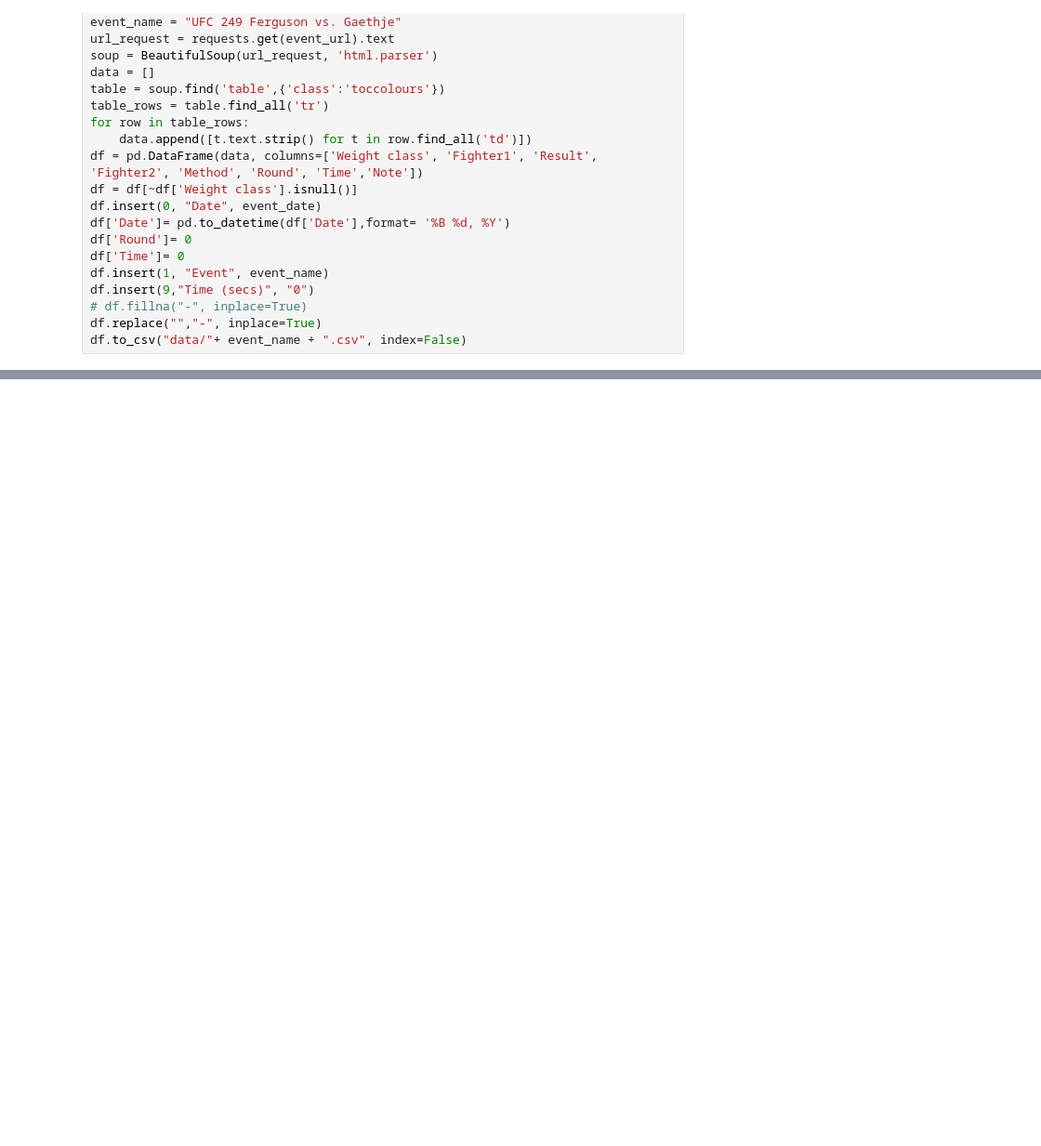
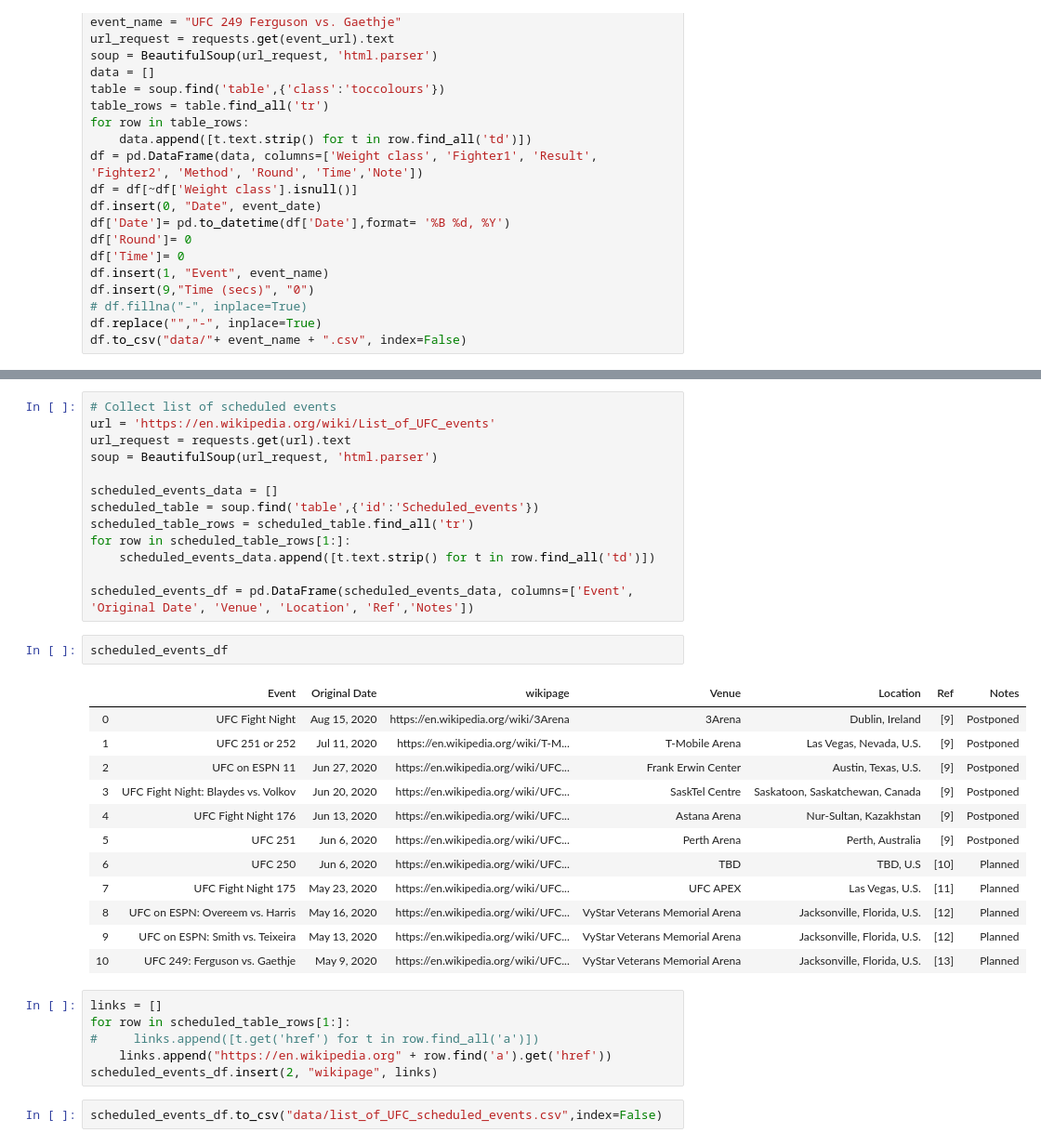
Before and after one commit to cinhui/ufc-events-stats, a Jupyter notebook: scrape_ufc_events_data.ipynb, the cells around one changed output, grey strips where cells are left out. Shown at 93% size. Cells and saved outputs as stored; diff of their text form; blank space fills up the shorter version.

```diff
--- a/scrape_ufc_events_data.ipynb
+++ b/scrape_ufc_events_data.ipynb
@@ -271,0 +193,36 @@ df
+# %%
+# Collect list of scheduled events
+url = 'https://en.wikipedia.org/wiki/List_of_UFC_events'
+url_request = requests.get(url).text
+soup = BeautifulSoup(url_request, 'html.parser')
+
+scheduled_events_data = []
+scheduled_table = soup.find('table',{'id':'Scheduled_events'})
+scheduled_table_rows = scheduled_table.find_all('tr')
+for row in scheduled_table_rows[1:]:
+    scheduled_events_data.append([t.text.strip() for t in row.find_all('td')])
+
+scheduled_events_df = pd.DataFrame(scheduled_events_data, columns=['Event', 'Original Date', 'Venue', 'Location', 'Ref','Notes'])
+# %%
+scheduled_events_df
+# %% [output]
+|  | Event | Original Date | wikipage | Venue | Location | Ref | Notes |
+| 0 | UFC Fight Night | Aug 15, 2020 | https://en.wikipedia.org/wiki/3Arena | 3Arena | Dublin, Ireland | [9] | Postponed |
+| 1 | UFC 251 or 252 | Jul 11, 2020 | https://en.wikipedia.org/wiki/T-M... | T-Mobile Arena | Las Vegas, Nevada, U.S. | [9] | Postponed |
+| 2 | UFC on ESPN 11 | Jun 27, 2020 | https://en.wikipedia.org/wiki/UFC... | Frank Erwin Center | Austin, Texas, U.S. | [9] | Postponed |
+| 3 | UFC Fight Night: Blaydes vs. Volkov | Jun 20, 2020 | https://en.wikipedia.org/wiki/UFC... | SaskTel Centre | Saskatoon, Saskatchewan, Canada | [9] | Postponed |
+| 4 | UFC Fight Night 176 | Jun 13, 2020 | https://en.wikipedia.org/wiki/UFC... | Astana Arena | Nur-Sultan, Kazakhstan | [9] | Postponed |
+| 5 | UFC 251 | Jun 6, 2020 | https://en.wikipedia.org/wiki/UFC... | Perth Arena | Perth, Australia | [9] | Postponed |
+| 6 | UFC 250 | Jun 6, 2020 | https://en.wikipedia.org/wiki/UFC... | TBD | TBD, U.S | [10] | Planned |
+| 7 | UFC Fight Night 175 | May 23, 2020 | https://en.wikipedia.org/wiki/UFC... | UFC APEX | Las Vegas, U.S. | [11] | Planned |
+| 8 | UFC on ESPN: Overeem vs. Harris | May 16, 2020 | https://en.wikipedia.org/wiki/UFC... | VyStar Veterans Memorial Arena | Jacksonville, Florida, U.S. | [12] | Planned |
+| 9 | UFC on ESPN: Smith vs. Teixeira | May 13, 2020 | https://en.wikipedia.org/wiki/UFC... | VyStar Veterans Memorial Arena | Jacksonville, Florida, U.S. | [12] | Planned |
+| 10 | UFC 249: Ferguson vs. Gaethje | May 9, 2020 | https://en.wikipedia.org/wiki/UFC... | VyStar Veterans Memorial Arena | Jacksonville, Florida, U.S. | [13] | Planned |
+# %%
+links = []
+for row in scheduled_table_rows[1:]:
+#     links.append([t.get('href') for t in row.find_all('a')])
+    links.append("https://en.wikipedia.org" + row.find('a').get('href'))
+scheduled_events_df.insert(2, "wikipage", links)
+# %%
+scheduled_events_df.to_csv("data/list_of_UFC_scheduled_events.csv",index=False)
```
Also changed, not shown: parts of 25 cells of this notebook, 1 other file.
